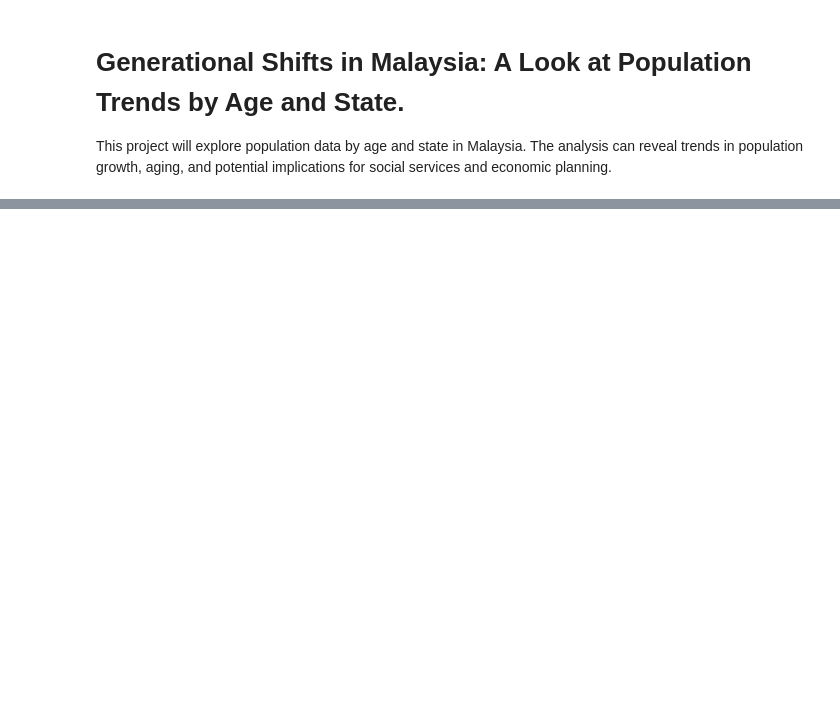
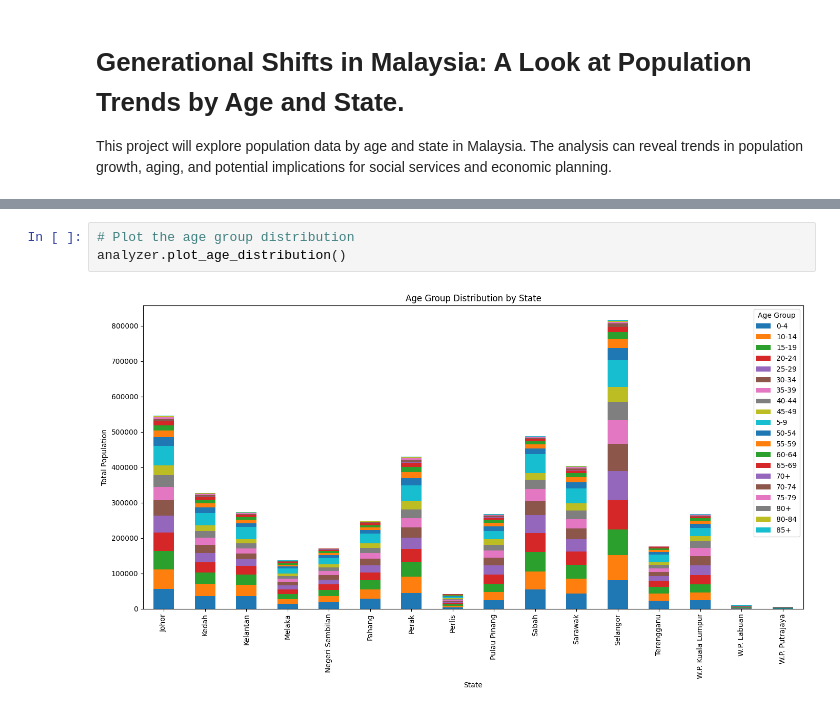
Before and after one commit to TehJunYuan/Python_Project, a Jupyter notebook: PopulationTrendsByAgeAndState.ipynb, the cells around one changed output, grey strips where cells are left out. Saved outputs shown, nothing was run; the diff lists cells and outputs as text; blank space fills up the shorter version.

```diff
--- a/PopulationTrendsByAgeAndState.ipynb
+++ b/PopulationTrendsByAgeAndState.ipynb
@@ -39,0 +258,5 @@ df
+# %%
+# Plot the age group distribution
+analyzer.plot_age_distribution()
+# %% [output]
+[figure, added]
```
Also changed, not shown: parts of 15 cells of this notebook, 2 other files.
